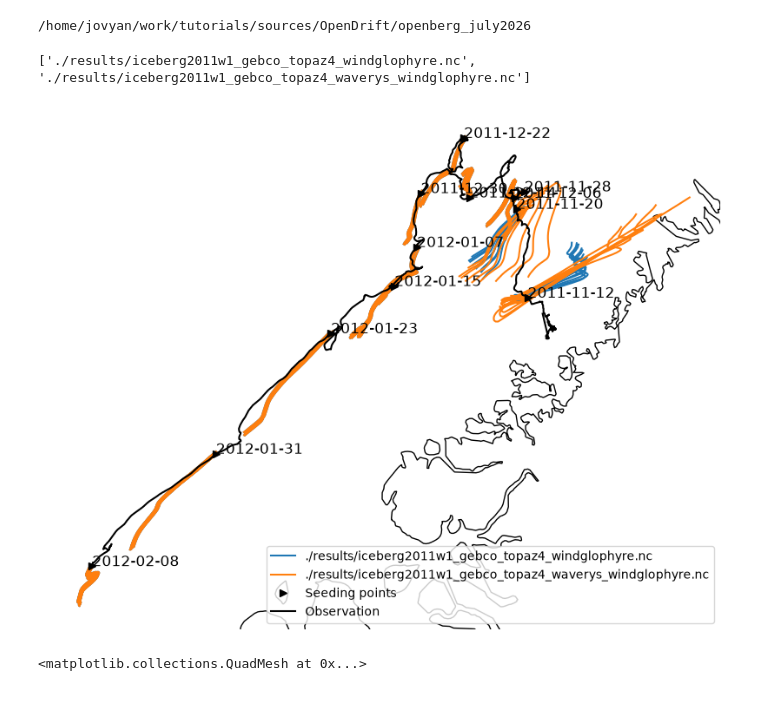
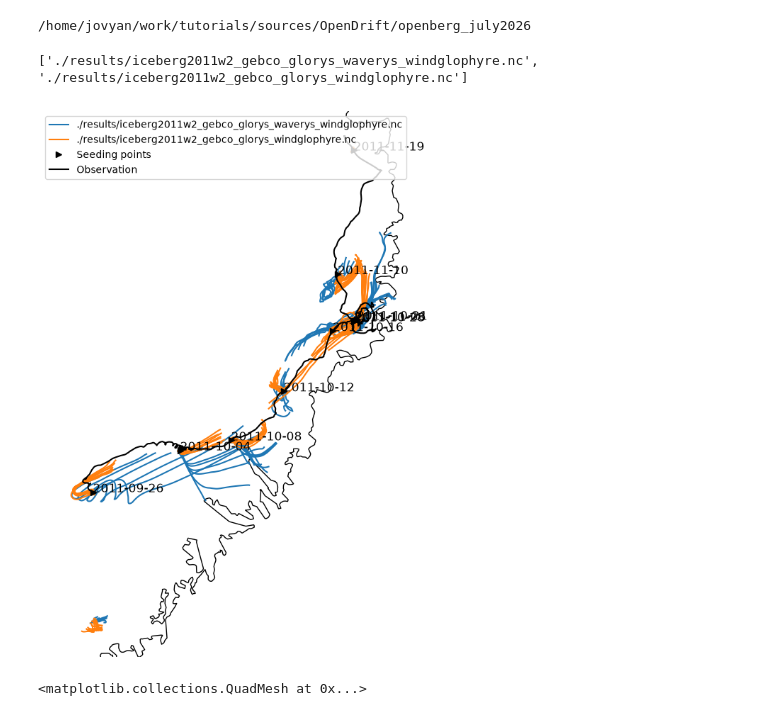
Before and after one commit to lia-f-h/openberg_july2026, a Jupyter notebook: scripts/analysis1.ipynb, the cells around one changed output. Saved outputs shown, nothing was run; the diff lists cells and outputs as text; code cells hidden in the pictures.

```diff
--- a/scripts/analysis1.ipynb
+++ b/scripts/analysis1.ipynb
@@ -22,7 +22,7 @@ from openberg_july2026.src2.utils2 import *
 # test.sea_floor_depth_below_sea_level.plot()
 # %%
 #very simple plot of simulations
-ib = 'iceberg2011w1'
+ib = 'iceberg2011w2'
 
 #read obs
 with xr.open_dataset('./input/merged_obs3.nc') as ds:
@@ -30,9 +30,9 @@ with xr.open_dataset('./input/merged_obs3.nc') as ds:
     #obs = obs.isel(time=(obs.seed_idx==1))
 
 #read sim
-file_contain_all = [ib,'topaz']
+file_contain_all = [ib,'glorys']
 file_contain_any = ['_']
-file_notcontain = ['test','next',]#['topaz4','glorys','slope','era5','almost','stokes',]
+file_notcontain = ['test','next']#['topaz4','glorys','slope','era5','almost','stokes',]
 file_l = glob.glob("./results/*.nc")#['./results/juliette_topaz6_topaz4_windglophynrt.nc',]
 file_l = [f for f in file_l if all(ff in f for ff in file_contain_all)] #filtering for required keywords
 file_l = [f for f in file_l if any(ff in f for ff in file_contain_any)] #filtering for required keywords
@@ -40,35 +40,35 @@ file_l = [f for f in file_l if all(ff not in f for ff in file_notcontain)] #filt
 file_l = file_l#[::-1]
 print(file_l)
 #Figure
 fig,ax = plt.subplots(1,1,figsize=(10,10),subplot_kw={'projection':ccrs.NorthPolarStereo()})#central_longitude=20})
 ax.coastlines(resolution='10m')
 trans = ccrs.PlateCarree()
 
 cmap = plt.get_cmap('tab20')  # or 'viridis', 'plasma', etc.
 col = cmap(np.linspace(0, 1, 20))[::2]#20 colors
 # plot sim
 for inputdataidx, inputdata in enumerate(file_l):
     sim = xr.open_dataset(inputdata)
     for traj in sim.trajectory:
         ax.plot(sim.lon.sel(trajectory=traj).dropna(dim="time"),sim.lat.sel(trajectory=traj).dropna(dim="time"),
                 color=col[inputdataidx],
                 label=inputdata if traj==sim.trajectory[0] else '',
             transform=trans)
 
 # # plot obs
 ax.plot(obs['lon'].isel(time=(obs.seed_idx==1)),obs['lat'].isel(time=(obs.seed_idx==1)),'>',transform=trans,color='k',label='Seeding points')
 ax.plot(obs['lon'],obs['lat'],transform=trans,color='k',label='Observation')
 # for d in range(obs_3day['time'].size):
 for d in range(obs['time'].isel(time=(obs.seed_idx==1)).size):
 #     if d not in [1,2,3,4,5,12,15,16,17,18,19]:
         ax.text(obs['lon'].isel(time=(obs.seed_idx==1))[d],obs['lat'].isel(time=(obs.seed_idx==1))[d],obs['time'].isel(time=(obs.seed_idx==1))[d].values.astype('datetime64[D]').astype(str),transform=trans,color='k',fontsize=12)
 
 plt.legend()
 plt.axis('off')
 plt.show()
 # %% [output]
-['./results/iceberg2011w1_gebco_topaz4_windglophyre.nc', './results/iceberg2011w1_gebco_topaz4_waverys_windglophyre.nc']
+['./results/iceberg2011w2_gebco_glorys_waverys_windglophyre.nc', './results/iceberg2011w2_gebco_glorys_windglophyre.nc']
-[figure, old version]
+[figure, new version]
 # %%
 # np.sum((sim.x_wind!=0.0) & (np.isnan(sim.x_wind)==False))
 sim.x_wind.plot()
```
Also changed, not shown: 5 other files.
